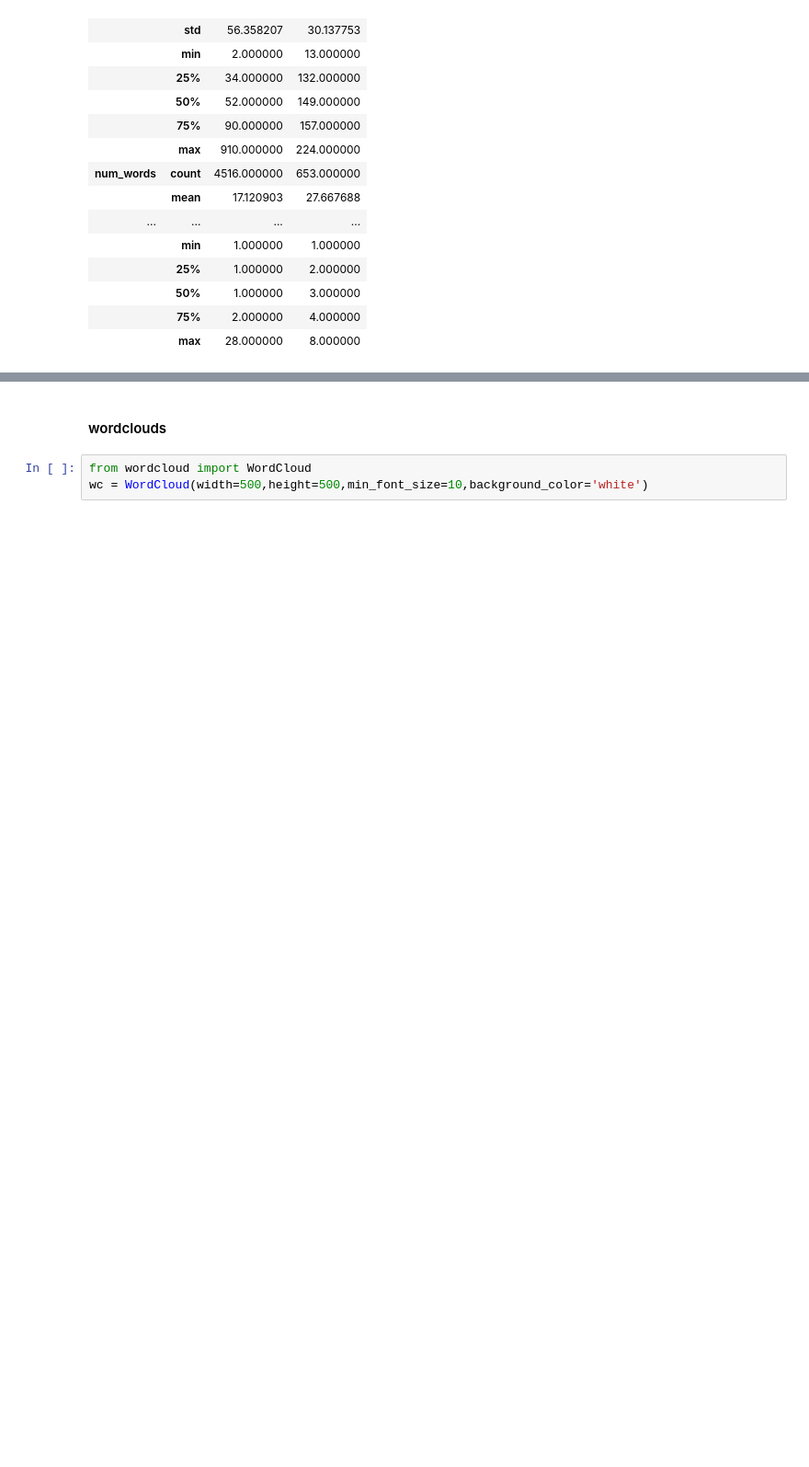
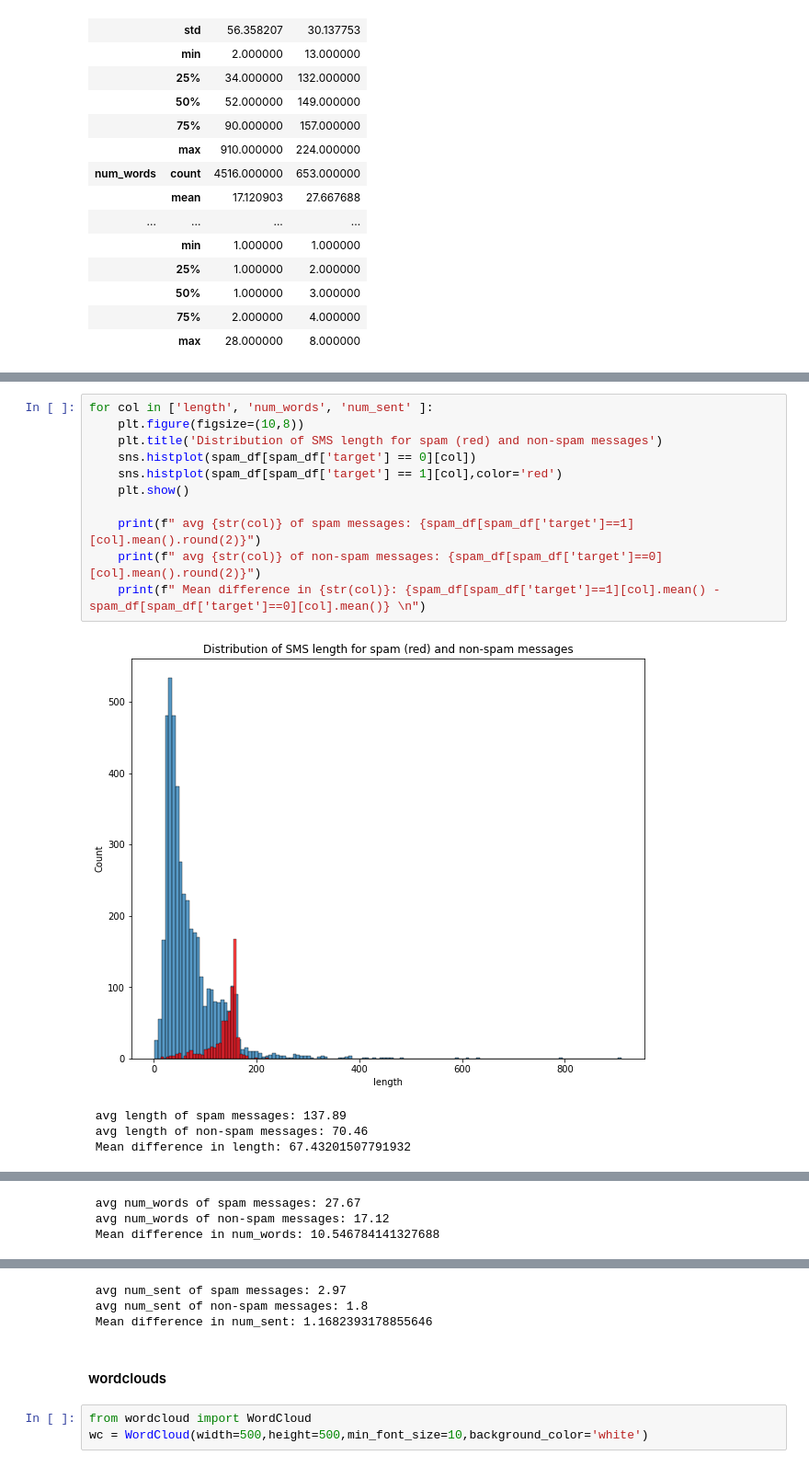
Before and after one commit to raghuvir1/spam_classifier, a Jupyter notebook: spam classifier.ipynb, the cells around one changed output, grey strips where cells are left out. Shown at 92% size. Drawn from its saved outputs; the diff is of its cells as text; blank space fills up the shorter version.

```diff
--- a/spam classifier.ipynb
+++ b/spam classifier.ipynb
@@ -197,0 +208,16 @@ spam_df.groupby('target').describe().T
+# %%
+for col in ['length', 'num_words', 'num_sent' ]:
+    plt.figure(figsize=(10,8))
+    plt.title('Distribution of SMS length for spam (red) and non-spam messages')
+    sns.histplot(spam_df[spam_df['target'] == 0][col])
+    sns.histplot(spam_df[spam_df['target'] == 1][col],color='red')
+    plt.show()
+
+    print(f" avg {str(col)} of spam messages: {spam_df[spam_df['target']==1][col].mean().round(2)}")
+    print(f" avg {str(col)} of non-spam messages: {spam_df[spam_df['target']==0][col].mean().round(2)}")
+    print(f" Mean difference in {str(col)}: {spam_df[spam_df['target']==1][col].mean() - spam_df[spam_df['target']==0][col].mean()} \n")
+# %% [output]
+[figure, added]
+ avg length of spam messages: 137.89
+ avg length of non-spam messages: 70.46
+ Mean difference in length: 67.43201507791932
@@ -197,0 +225,3 @@ spam_df.groupby('target').describe().T
+ avg num_words of spam messages: 27.67
+ avg num_words of non-spam messages: 17.12
+ Mean difference in num_words: 10.546784141327688
@@ -198,3 +229,6 @@ spam_df.groupby('target').describe().T
+ avg num_sent of spam messages: 2.97
+ avg num_sent of non-spam messages: 1.8
+ Mean difference in num_sent: 1.1682393178855646
 # %% [markdown]
 #### wordclouds
 # %%
```
Also changed, not shown: parts of 2 cells of this notebook, 1 other file.
